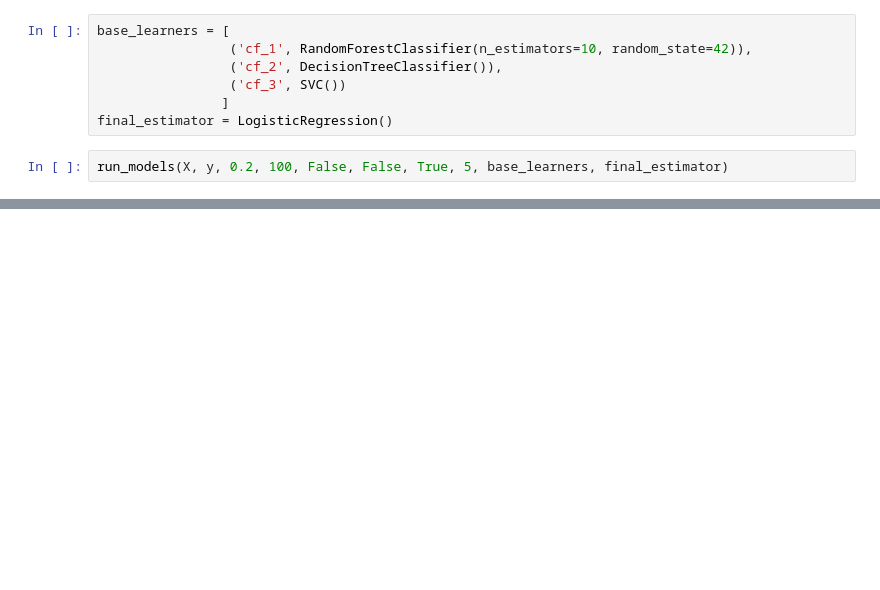
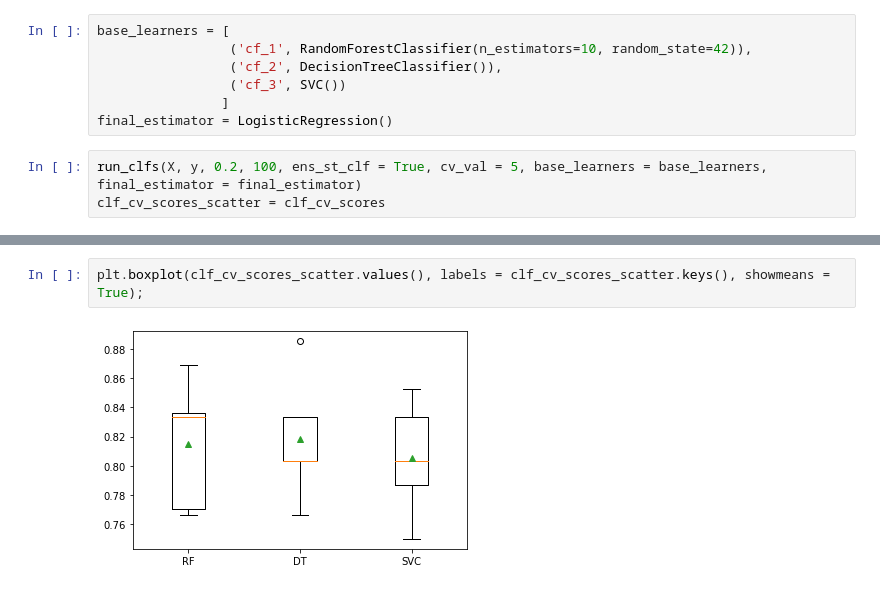
Before and after one commit to sunil3092/DBSEdu, a Jupyter notebook: Machine Learning and Pattern Recognisation/CA/CA_2 - 60per/CA2.ipynb, the cells around one changed output, grey strips where cells are left out. Cells and saved outputs as stored; diff of their text form; blank space fills up the shorter version.

```diff
--- a/Machine Learning and Pattern Recognisation/CA/CA_2 - 60per/CA2.ipynb
+++ b/Machine Learning and Pattern Recognisation/CA/CA_2 - 60per/CA2.ipynb
@@ -162,7 +171,8 @@ base_learners = [
                 ]
 final_estimator = LogisticRegression()
 # %%
-run_models(X, y, 0.2, 100, False, False, True, 5, base_learners, final_estimator)
+run_clfs(X, y, 0.2, 100, ens_st_clf = True, cv_val = 5, base_learners = base_learners, final_estimator = final_estimator)
+clf_cv_scores_scatter = clf_cv_scores
 # %%
 pd.DataFrame([clf_acc])
 # %% [output]
@@ -170,0 +189,4 @@ pd.DataFrame([clf_acc])
+# %%
+plt.boxplot(clf_cv_scores_scatter.values(), labels = clf_cv_scores_scatter.keys(), showmeans = True);
+# %% [output]
+[figure, added]
```
Also changed, not shown: parts of 17 cells of this notebook.
